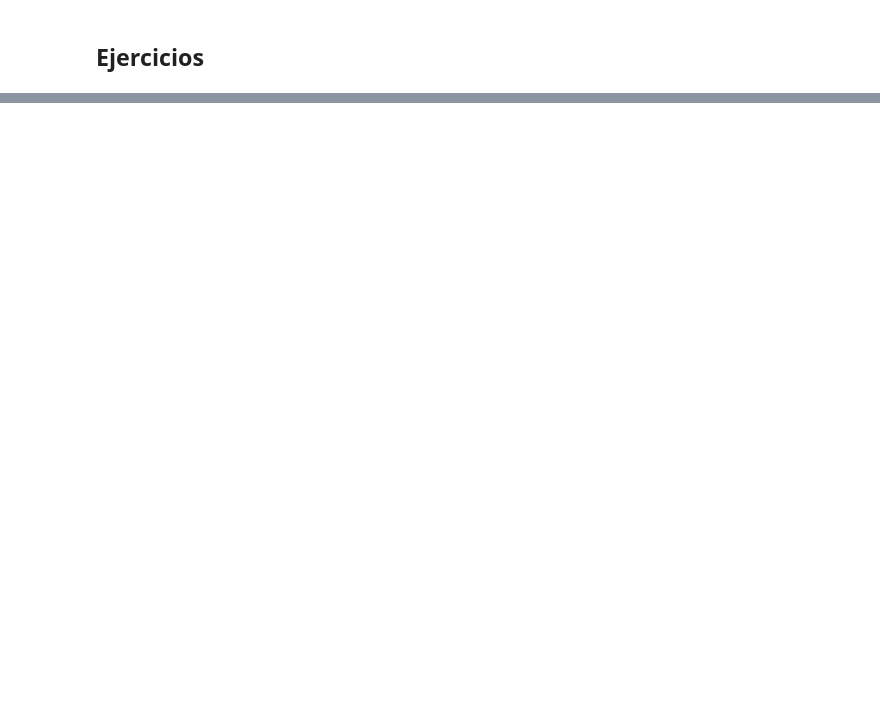
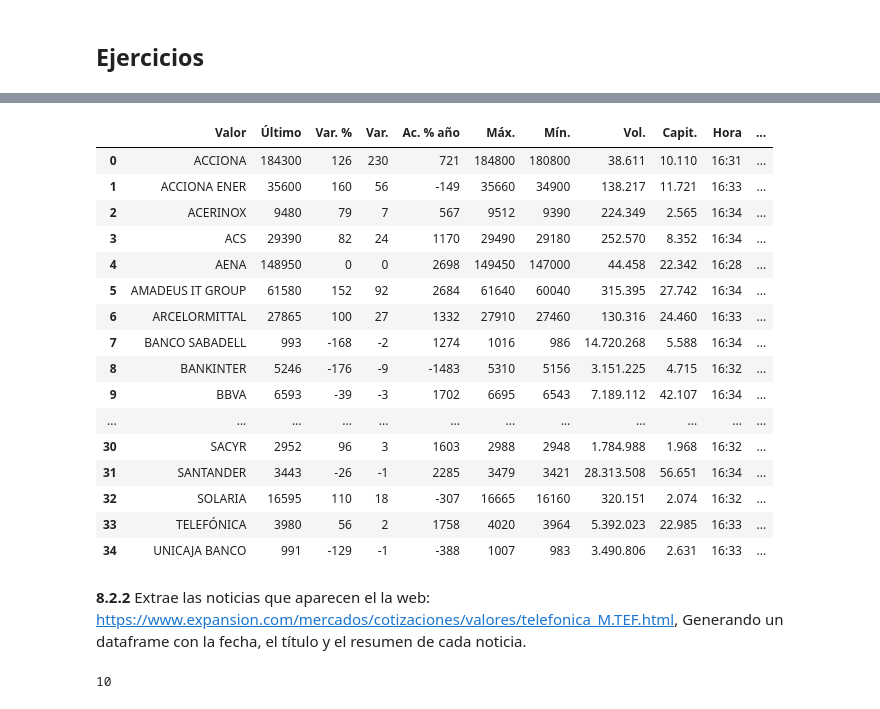
Before and after one commit to fernandodelacalle/miax-python, a Jupyter notebook: module_8/8_02.ipynb, the cells around one changed output, grey strips where cells are left out. Saved outputs shown, nothing was run; the diff lists cells and outputs as text; code cells hidden in the pictures; blank space fills up the shorter version.

```diff
--- a/module_8/8_02.ipynb
+++ b/module_8/8_02.ipynb
@@ -313,0 +263,7 @@ Precios objetivo:
+# %%
+url = 'https://www.expansion.com/mercados/cotizaciones/indices/ibex35_I.IB.html'
+
+r = requests.get(url)
+soup = BeautifulSoup(r.text, 'html.parser')
+# %%
+result = soup.find_all('table',{'id' : 'listado_valores'})
@@ -313,0 +274,22 @@ Precios objetivo:
+# %%
+pd.read_html(str(result[0]))[0]
+# %% [output]
+|  | Valor | Último | Var. % | Var. | Ac. % año | Máx. | Mín. | Vol. | Capit. | Hora | ... |
+| 0 | ACCIONA | 184300 | 126 | 230 | 721 | 184800 | 180800 | 38.611 | 10.110 | 16:31 | ... |
+| 1 | ACCIONA ENER | 35600 | 160 | 56 | -149 | 35660 | 34900 | 138.217 | 11.721 | 16:33 | ... |
+| 2 | ACERINOX | 9480 | 79 | 7 | 567 | 9512 | 9390 | 224.349 | 2.565 | 16:34 | ... |
+| 3 | ACS | 29390 | 82 | 24 | 1170 | 29490 | 29180 | 252.570 | 8.352 | 16:34 | ... |
+| 4 | AENA | 148950 | 0 | 0 | 2698 | 149450 | 147000 | 44.458 | 22.342 | 16:28 | ... |
+| 5 | AMADEUS IT GROUP | 61580 | 152 | 92 | 2684 | 61640 | 60040 | 315.395 | 27.742 | 16:34 | ... |
+| 6 | ARCELORMITTAL | 27865 | 100 | 27 | 1332 | 27910 | 27460 | 130.316 | 24.460 | 16:33 | ... |
+| 7 | BANCO SABADELL | 993 | -168 | -2 | 1274 | 1016 | 986 | 14.720.268 | 5.588 | 16:34 | ... |
+| 8 | BANKINTER | 5246 | -176 | -9 | -1483 | 5310 | 5156 | 3.151.225 | 4.715 | 16:32 | ... |
+| 9 | BBVA | 6593 | -39 | -3 | 1702 | 6695 | 6543 | 7.189.112 | 42.107 | 16:34 | ... |
+| ... | ... | ... | ... | ... | ... | ... | ... | ... | ... | ... | ... |
+| 30 | SACYR | 2952 | 96 | 3 | 1603 | 2988 | 2948 | 1.784.988 | 1.968 | 16:32 | ... |
+| 31 | SANTANDER | 3443 | -26 | -1 | 2285 | 3479 | 3421 | 28.313.508 | 56.651 | 16:34 | ... |
+| 32 | SOLARIA | 16595 | 110 | 18 | -307 | 16665 | 16160 | 320.151 | 2.074 | 16:32 | ... |
+| 33 | TELEFÓNICA | 3980 | 56 | 2 | 1758 | 4020 | 3964 | 5.392.023 | 22.985 | 16:33 | ... |
+| 34 | UNICAJA BANCO | 991 | -129 | -1 | -388 | 1007 | 983 | 3.490.806 | 2.631 | 16:33 | ... |
+# %% [markdown]
+**8.2.2** Extrae las noticias que aparecen el la web: https://www.expansion.com/mercados/cotizaciones/valores/telefonica_M.TEF.html, Generando un dataframe con la fecha, el título y el resumen de cada noticia.
@@ -313,0 +303,4 @@ Precios objetivo:
+# %%
+len(noticas)
+# %% [output]
+10
```
Also changed, not shown: parts of 72 cells of this notebook, 12 other files.
